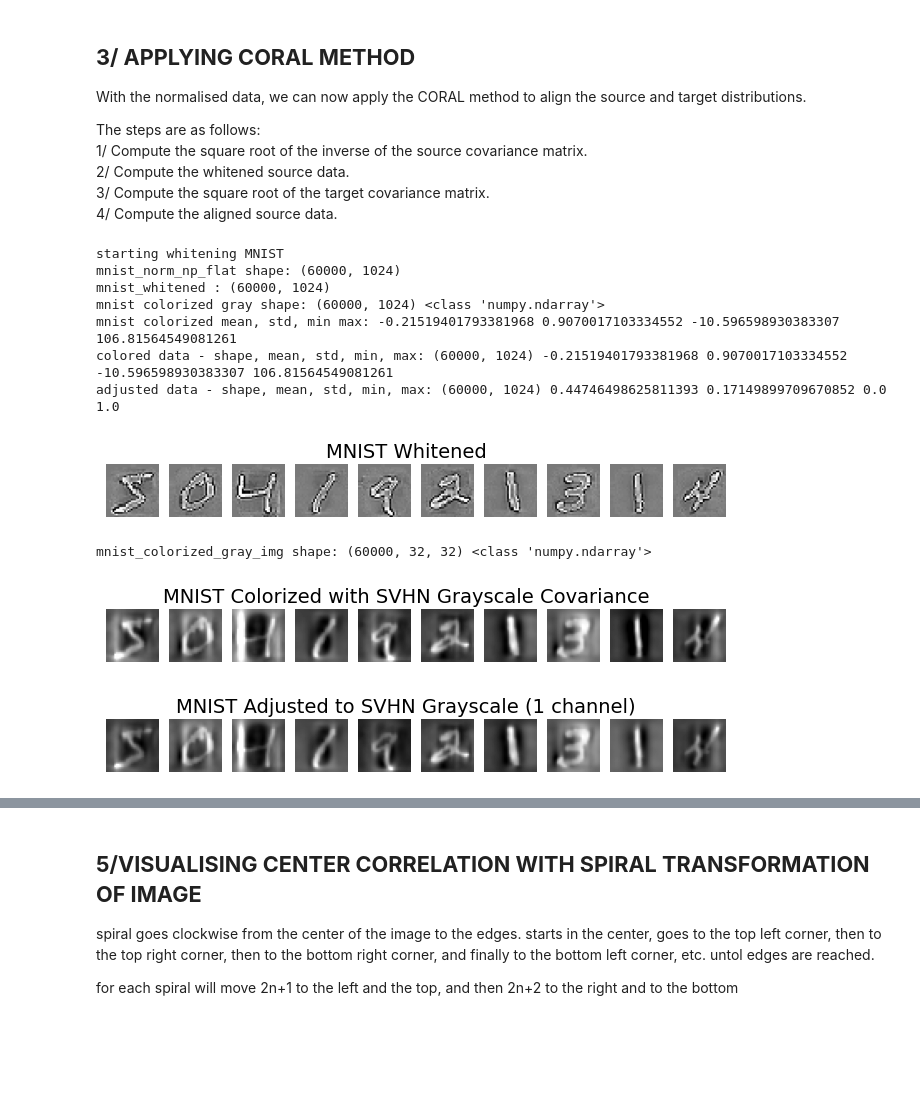
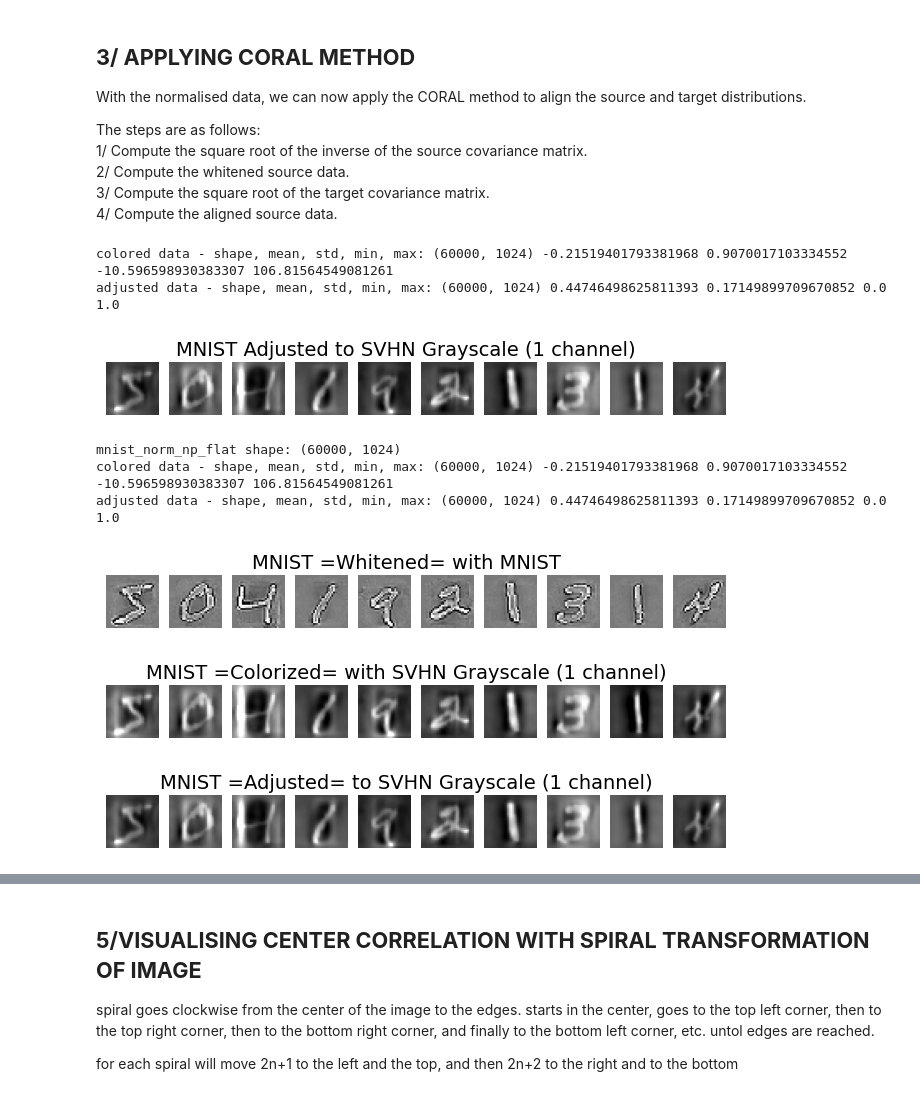
Before and after one commit to anaele-paris/domain_adaptation_MNIST_SVHN, a Jupyter notebook: CORAL_METHOD_32.ipynb, the cells around one changed output, grey strips where cells are left out. Cells and saved outputs as stored; diff of their text form; code cells hidden in the pictures; blank space fills up the shorter version.

```diff
--- a/CORAL_METHOD_32.ipynb
+++ b/CORAL_METHOD_32.ipynb
@@ -363,59 +404,38 @@ def adjust_mean_std_to_SVHN(data, data_mean, data_std, target_mean, target_std):
 # %%
-# APPLY CORAL METHOD TO MNIST WITH GRAYSCALE SVHN
-#################################################
+# DEMO - CORAL METHOD TO MNIST WITH GRAYSCALE SVHN
+####################################################
 
-# Whiten MNIST
-#------------------------------------------------
-print("starting whitening MNIST")
+gray_colored = apply_CORAL(mnist_norm_np_flat, svhn_gray_norm_np_flat, svhn_mean.cpu().numpy(), svhn_std.cpu().numpy()) # adjust to SVHN gray channel
+plot_images(gray_colored.reshape(-1, 32, 32), 'MNIST Adjusted to SVHN Grayscale (1 channel)')
+
+# DECOMPOSED CORAL METHOD TO MNIST WITH GRAYSCALE SVHN
+########################################################
+
+# Whiten & color & adjust MNIST
 print('mnist_norm_np_flat shape:',mnist_norm_np_flat.shape)
 whitening_matrix = get_whitening_matrix(cov_mnist_norm)
 mnist_whitened = get_whitened_data(mnist_norm_np_flat, np.mean(mnist_norm_np_flat, axis=0), whitening_matrix)
-print('mnist_whitened :',mnist_whitened.shape)
-
-# Color with GRAYSCALE SVHN
-#------------------------------------------------
 coloring_matrix_gray = get_coloring_matrix(cov_svhn_gray_norm)
 mnist_colorized_gray = get_colored_data(mnist_whitened, np.mean(svhn_gray_norm_np_flat, axis=0), coloring_matrix_gray)
-print('mnist colorized gray shape:',mnist_colorized_gray.shape, type(mnist_colorized_gray))
-print('mnist colorized mean, std, min max:',np.mean(mnist_colorized_gray), np.std(mnist_colorized_gray), np.min(mnist_colorized_gray), np.max(mnist_colorized_gray))
 
 # Adjust the data to the SVHN distirbution
-#------------------------------------------------
-
 mnist_like_svhn_gray = adjust_mean_std_to_SVHN(mnist_colorized_gray,
                         np.mean(mnist_colorized_gray), np.std(mnist_colorized_gray),
                         svhn_mean.cpu().numpy(), svhn_std.cpu().numpy())
 
 
-# show images
-#------------------------------------------------
-# whitened MNIST
-mnist_whitened_img = mnist_whitened.reshape(-1, 32, 32)
-plot_images(mnist_whitened_img, 'MNIST Whitened')
-
-# colorized MNIST with SVHN grayscale
-mnist_colorized_gray_img = mnist_colorized_gray.reshape(-1, 32, 32)
-print("mnist_colorized_gray_img shape:",mnist_colorized_gray_img.shape, type(mnist_colorized_gray_img))
-plot_images(mnist_colorized_gray_img, 'MNIST Colorized with SVHN Grayscale Covariance')
-
-# MNIST adjusted to SVHN grayscale
+# show images : whitened, colorized, adjusted
+plot_images(mnist_whitened.reshape(-1, 32, 32), 'MNIST =Whitened= with MNIST')
+plot_images(mnist_colorized_gray.reshape(-1, 32, 32), 'MNIST =Colorized= with SVHN Grayscale (1 channel)')
 mnist_like_svhn_gray_img = mnist_like_svhn_gray.reshape(-1, 32, 32)
-plot_images(mnist_like_svhn_gray_img, 'MNIST Adjusted to SVHN Grayscale (1 channel)')
-
-# SAVE MNIST COLORIZED WITH SVHN GRAYSCALE
-############################################
-import pickle
-with open('mnist_colorized_gray.pkl', 'wb') as f:
-    pickle.dump(mnist_colorized_gray_img, f)
+plot_images(mnist_like_svhn_gray_img, 'MNIST =Adjusted= to SVHN Grayscale (1 channel)')
 # %% [output]
-starting whitening MNIST
-mnist_norm_np_flat shape: (60000, 1024)
-mnist_whitened : (60000, 1024)
-mnist colorized gray shape: (60000, 1024) <class 'numpy.ndarray'>
-mnist colorized mean, std, min max: -0.21519401793381968 0.9070017103334552 -10.596598930383307 106.81564549081261
 colored data - shape, mean, std, min, max: (60000, 1024) -0.21519401793381968 0.9070017103334552 -10.596598930383307 106.81564549081261
 adjusted data - shape, mean, std, min, max: (60000, 1024) 0.44746498625811393 0.17149899709670852 0.0 1.0
-[figure, old version]
+[figure, new version]
-mnist_colorized_gray_img shape: (60000, 32, 32) <class 'numpy.ndarray'>
+mnist_norm_np_flat shape: (60000, 1024)
+colored data - shape, mean, std, min, max: (60000, 1024) -0.21519401793381968 0.9070017103334552 -10.596598930383307 106.81564549081261
+adjusted data - shape, mean, std, min, max: (60000, 1024) 0.44746498625811393 0.17149899709670852 0.0 1.0
-[figure, old version]
+[figure, new version]
-[figure, old version]
+[figure, new version]
+[figure, added]
```
Also changed, not shown: parts of 12 cells of this notebook, 2 other files.
